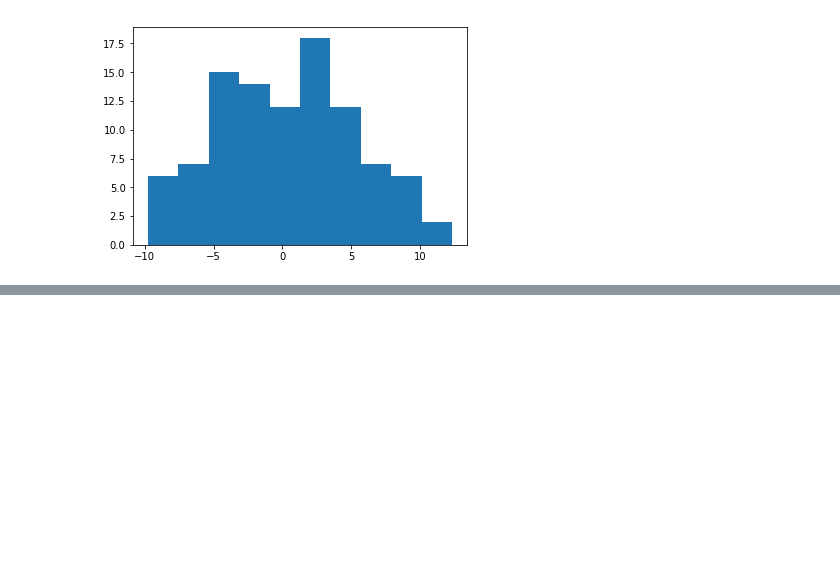
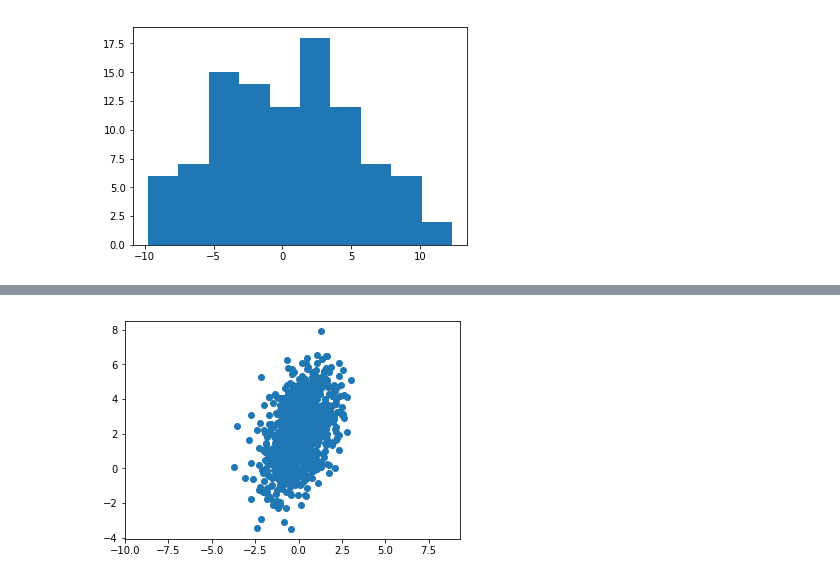
Before and after one commit to imflash217/Lumos, a Jupyter notebook: Project_Python/pyPlayground.ipynb, the cells around one changed output, grey strips where cells are left out. Cells and saved outputs as stored; diff of their text form; code cells hidden in the pictures; blank space fills up the shorter version.

```diff
--- a/Project_Python/pyPlayground.ipynb
+++ b/Project_Python/pyPlayground.ipynb
@@ -1253,0 +1273,2 @@ plt.show()
+# %%
+cov = np.array([[1, 0.8], [0.8, 3]])
@@ -1253,0 +1282,8 @@ plt.show()
+# %%
+r = mvn.rvs(mean = mu, cov=cov, size=1000)
+# %%
+plt.scatter(r[:,0], r[:,1])
+plt.axis('equal')
+plt.show()
+# %% [output]
+[figure, added]
```
Also changed, not shown: parts of 11 cells of this notebook.
